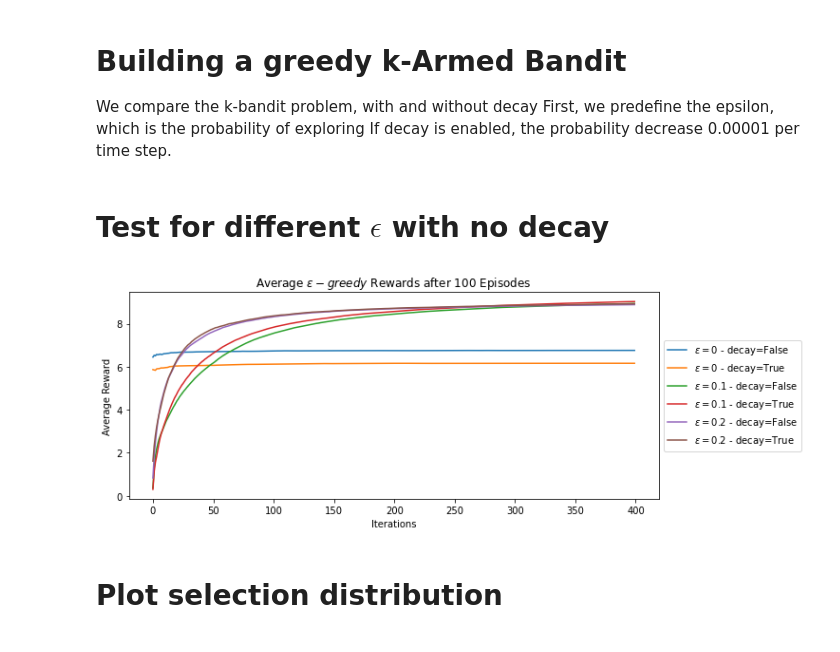
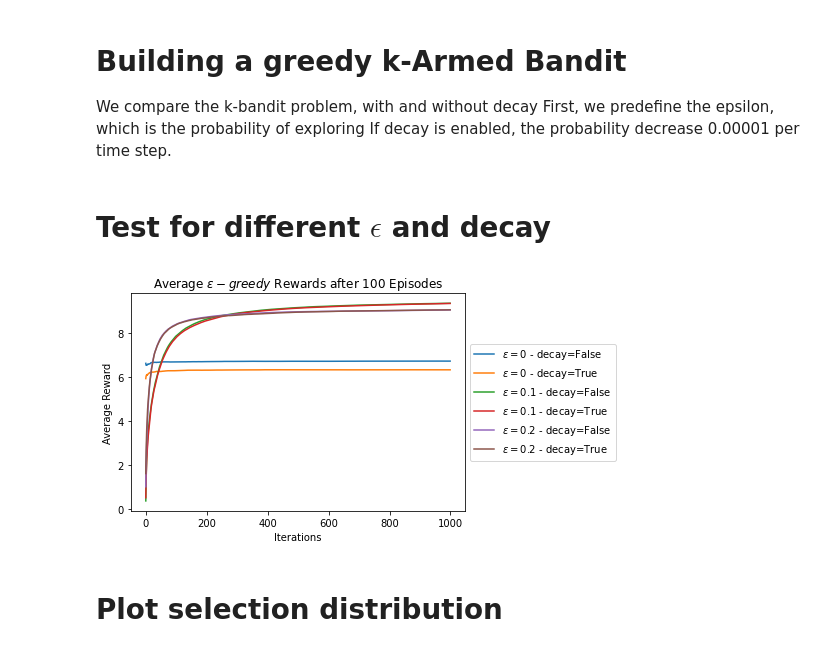
Before and after one commit to featherineaugustus/Reinforcement-Learning---k-Armed-Bandit, a Jupyter notebook: Multi-Arm Bandits.ipynb, the cells around one changed output. Drawn from its saved outputs; the diff is of its cells as text; code cells hidden in the pictures.

```diff
--- a/Multi-Arm Bandits.ipynb
+++ b/Multi-Arm Bandits.ipynb
@@ -169,9 +164,9 @@ class eps_bandit:
         self.reward = np.zeros(iters)
         self.k_reward = np.zeros(k)
 # %% [markdown]
-# Test for different $\epsilon$ with no decay
+# Test for different $\epsilon$ and decay
 # %%
-iters = 400
+iters = 1000
 
 eps_reward_list = []
 eps_selection_list = []
@@ -180,7 +175,7 @@ episodes = 100
 epsilon_list = [0, 0.1, 0.2]
 decay_list = [False, True]
 
-plt.figure(figsize=(10,4))
+plt.figure(figsize=(6,4))
 
 max_reward = []
 
@@ -195,34 +190,34 @@ for epsilon in tqdm(epsilon_list):
             eps = eps_bandit(k, epsilon, iters,
                              #mu='random',
                              #mu='sequence',
                              #mu='gaussian',
                              mu='sin',
                              decay=decay,
                             )
 
             # Run experiments
             eps.run()
 
             # Update long-term averages
             eps_rewards = eps_rewards + (eps.reward - eps_rewards)/(i + 1)
 
             # Average actions per episode
             eps_selection = eps_selection + (eps.k_n - eps_selection)/(i + 1)
 
         max_reward.append(np.max(eps_rewards))
 
         plt.plot(eps_rewards, label=("$\epsilon=$" + str(epsilon) + ' - decay=' + str(decay)))
 
         eps_reward_list.append(eps_rewards)
         eps_selection_list.append(eps_selection)
 
 plt.legend(loc='center left', bbox_to_anchor=(1, 0.5))
 plt.xlabel("Iterations")
 plt.ylabel("Average Reward")
 plt.title("Average $\epsilon-greedy$ Rewards after " + str(episodes) + " Episodes")
 plt.show()
 # %% [output]
-[figure, old version]
+[figure, new version]
 # %% [markdown]
 # Plot selection distribution
 # %%
```
Also changed, not shown: parts of 4 cells of this notebook.
